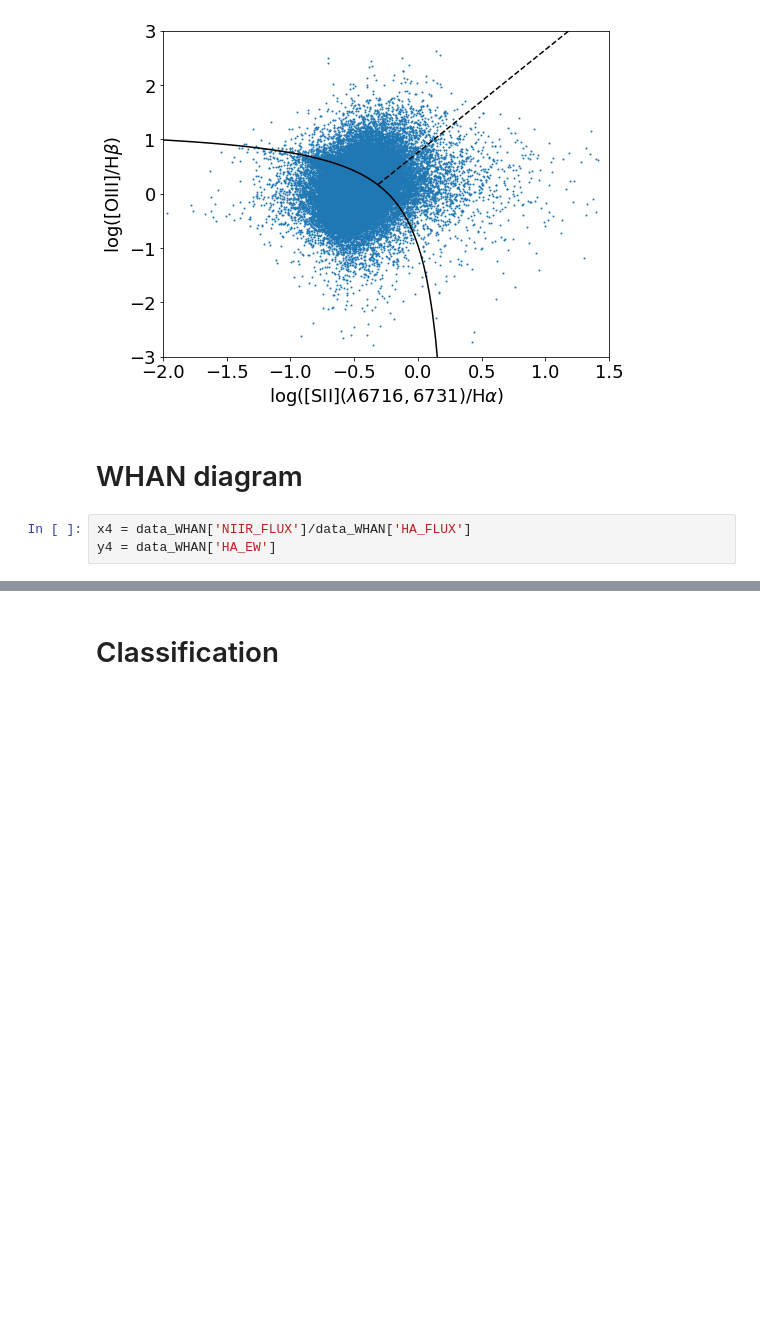
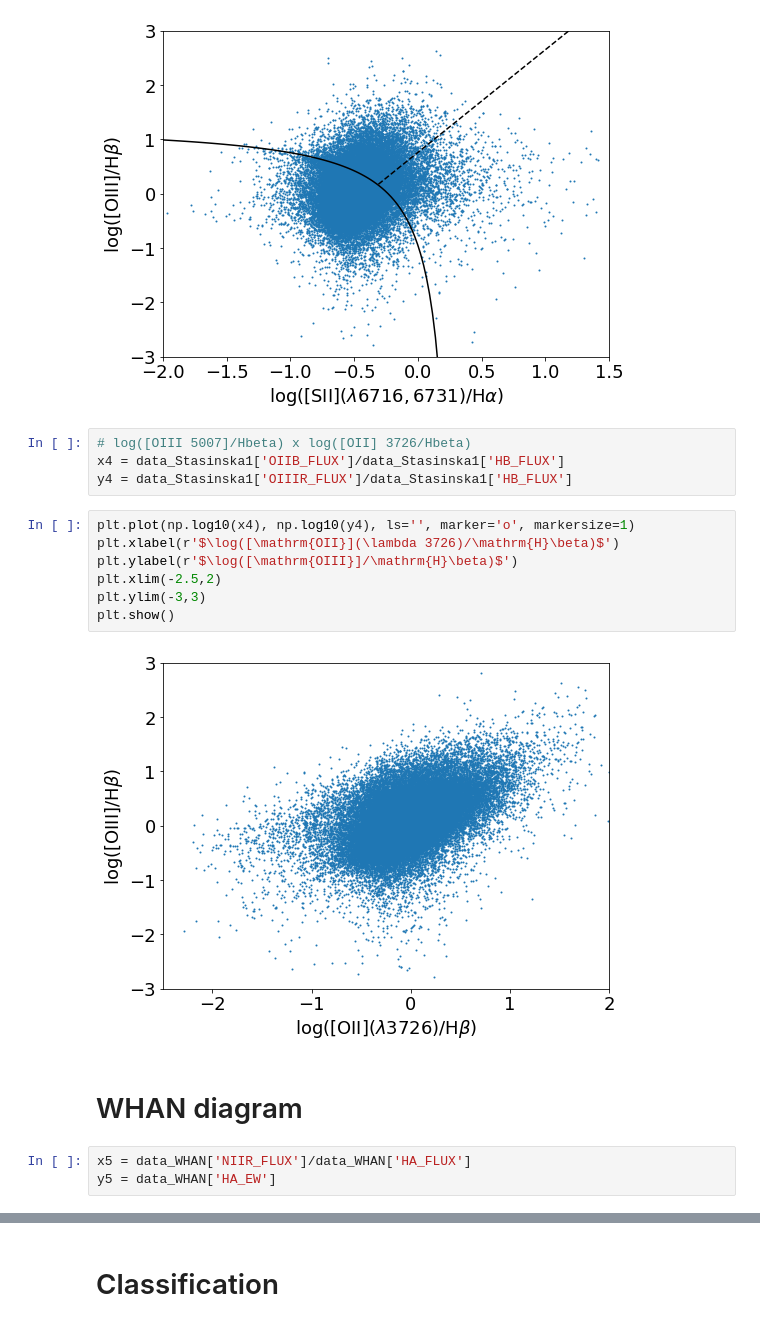
Before and after one commit to mdastro/LINER_UV, a Jupyter notebook: Klaudia/plots_new.ipynb, the cells around one changed output, grey strips where cells are left out. Saved outputs shown, nothing was run; the diff lists cells and outputs as text; blank space fills up the shorter version.

```diff
--- a/Klaudia/plots_new.ipynb
+++ b/Klaudia/plots_new.ipynb
@@ -188,9 +193,22 @@ plt.ylim(-3,3)
 plt.show()
 # %% [output]
 [figure]
+# %%
+# log([OIII 5007]/Hbeta) x log([OII] 3726/Hbeta)
+x4 = data_Stasinska1['OIIB_FLUX']/data_Stasinska1['HB_FLUX']
+y4 = data_Stasinska1['OIIIR_FLUX']/data_Stasinska1['HB_FLUX']
+# %%
+plt.plot(np.log10(x4), np.log10(y4), ls='', marker='o', markersize=1)
+plt.xlabel(r'$\log([\mathrm{OII}](\lambda 3726)/\mathrm{H}\beta)$')
+plt.ylabel(r'$\log([\mathrm{OIII}]/\mathrm{H}\beta)$')
+plt.xlim(-2.5,2)
+plt.ylim(-3,3)
+plt.show()
+# %% [output]
+[figure, added]
 # %% [markdown]
 # WHAN diagram
 # %%
-x4 = data_WHAN['NIIR_FLUX']/data_WHAN['HA_FLUX']
-y4 = data_WHAN['HA_EW']
+x5 = data_WHAN['NIIR_FLUX']/data_WHAN['HA_FLUX']
+y5 = data_WHAN['HA_EW']
 # %%
```
Also changed, not shown: parts of 23 cells of this notebook.
